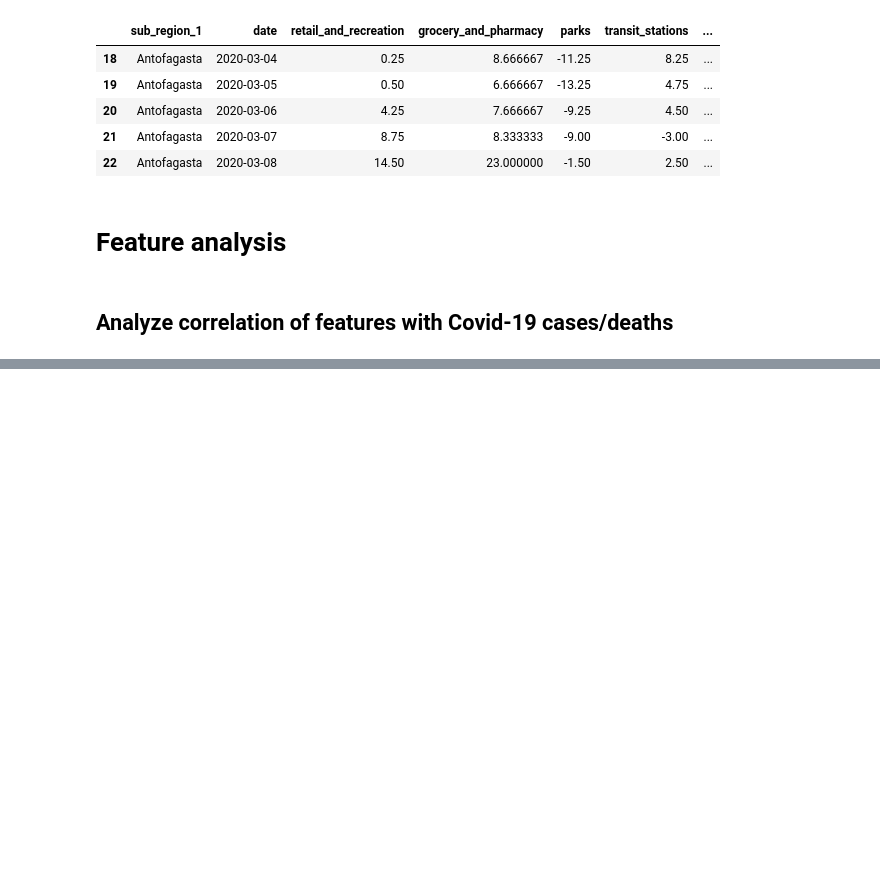
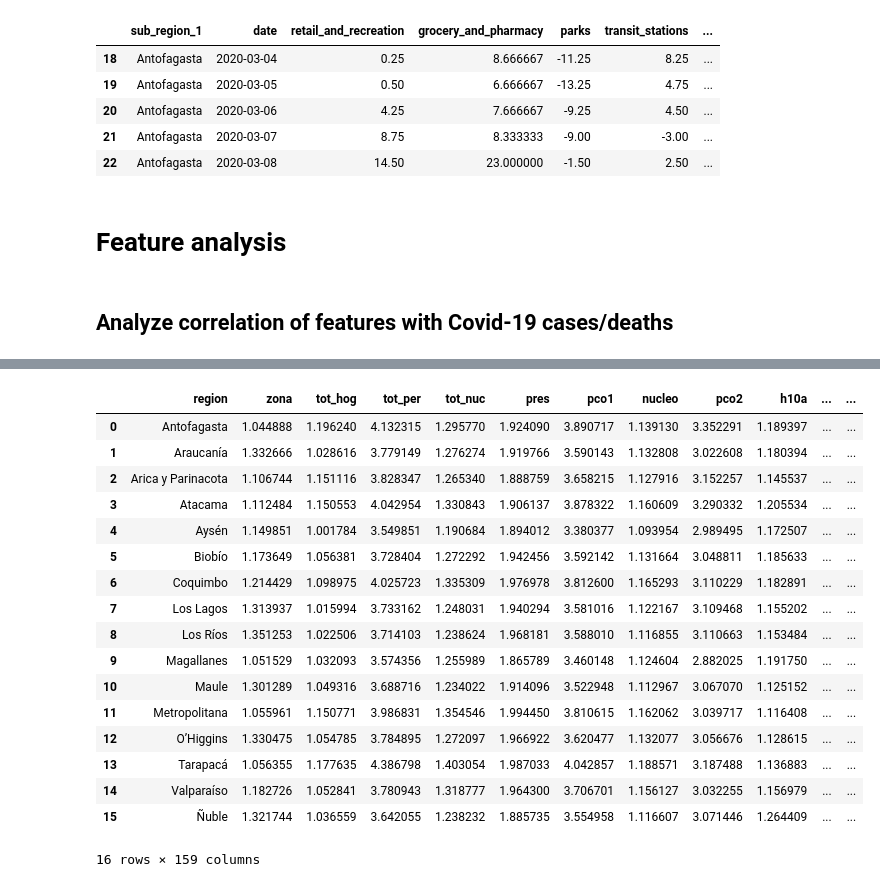
Before and after one commit to muellermax/Covid-Chile-Prediction, a Jupyter notebook: Covid Chile Prediction.ipynb, the cells around one changed output, grey strips where cells are left out. Saved outputs shown, nothing was run; the diff lists cells and outputs as text; code cells hidden in the pictures; blank space fills up the shorter version.

```diff
--- a/Covid Chile Prediction.ipynb
+++ b/Covid Chile Prediction.ipynb
@@ -695,6 +689,30 @@ mobility_chile
 
 def rmsle(ytrue, ypred):
     return np.sqrt(mean_squared_log_error(ytrue, ypred))
+# %%
+# Group CASEN data by regions by taking the mean of every indicator
+casen_regions = casen_rel.groupby('region')[[i for i in casen_rel.columns[1:]]].mean().reset_index()
+
+casen_regions
+# %% [output]
+|  | region | zona | tot_hog | tot_per | tot_nuc | pres | pco1 | nucleo | pco2 | h10a | ... | ... |
+| 0 | Antofagasta | 1.044888 | 1.196240 | 4.132315 | 1.295770 | 1.924090 | 3.890717 | 1.139130 | 3.352291 | 1.189397 | ... | ... |
+| 1 | Araucanía | 1.332666 | 1.028616 | 3.779149 | 1.276274 | 1.919766 | 3.590143 | 1.132808 | 3.022608 | 1.180394 | ... | ... |
+| 2 | Arica y Parinacota | 1.106744 | 1.151116 | 3.828347 | 1.265340 | 1.888759 | 3.658215 | 1.127916 | 3.152257 | 1.145537 | ... | ... |
+| 3 | Atacama | 1.112484 | 1.150553 | 4.042954 | 1.330843 | 1.906137 | 3.878322 | 1.160609 | 3.290332 | 1.205534 | ... | ... |
+| 4 | Aysén | 1.149851 | 1.001784 | 3.549851 | 1.190684 | 1.894012 | 3.380377 | 1.093954 | 2.989495 | 1.172507 | ... | ... |
+| 5 | Biobío | 1.173649 | 1.056381 | 3.728404 | 1.272292 | 1.942456 | 3.592142 | 1.131664 | 3.048811 | 1.185633 | ... | ... |
+| 6 | Coquimbo | 1.214429 | 1.098975 | 4.025723 | 1.335309 | 1.976978 | 3.812600 | 1.165293 | 3.110229 | 1.182891 | ... | ... |
+| 7 | Los Lagos | 1.313937 | 1.015994 | 3.733162 | 1.248031 | 1.940294 | 3.581016 | 1.122167 | 3.109468 | 1.155202 | ... | ... |
+| 8 | Los Ríos | 1.351253 | 1.022506 | 3.714103 | 1.238624 | 1.968181 | 3.588010 | 1.116855 | 3.110663 | 1.153484 | ... | ... |
+| 9 | Magallanes | 1.051529 | 1.032093 | 3.574356 | 1.255989 | 1.865789 | 3.460148 | 1.124604 | 2.882025 | 1.191750 | ... | ... |
+| 10 | Maule | 1.301289 | 1.049316 | 3.688716 | 1.234022 | 1.914096 | 3.522948 | 1.112967 | 3.067070 | 1.125152 | ... | ... |
+| 11 | Metropolitana | 1.055961 | 1.150771 | 3.986831 | 1.354546 | 1.994450 | 3.810615 | 1.162062 | 3.039717 | 1.116408 | ... | ... |
+| 12 | O’Higgins | 1.330475 | 1.054785 | 3.784895 | 1.272097 | 1.966922 | 3.620477 | 1.132077 | 3.056676 | 1.128615 | ... | ... |
+| 13 | Tarapacá | 1.056355 | 1.177635 | 4.386798 | 1.403054 | 1.987033 | 4.042857 | 1.188571 | 3.187488 | 1.136883 | ... | ... |
+| 14 | Valparaíso | 1.182726 | 1.052841 | 3.780943 | 1.318777 | 1.964300 | 3.706701 | 1.156127 | 3.032255 | 1.156979 | ... | ... |
+| 15 | Ñuble | 1.321744 | 1.036559 | 3.642055 | 1.238232 | 1.885735 | 3.554958 | 1.116607 | 3.071446 | 1.264409 | ... | ... |
+16 rows × 159 columns
 # %%
 df = cases_regions.copy()
 title = 'cases'
```
Also changed, not shown: parts of 14 cells of this notebook, 1 other file.
